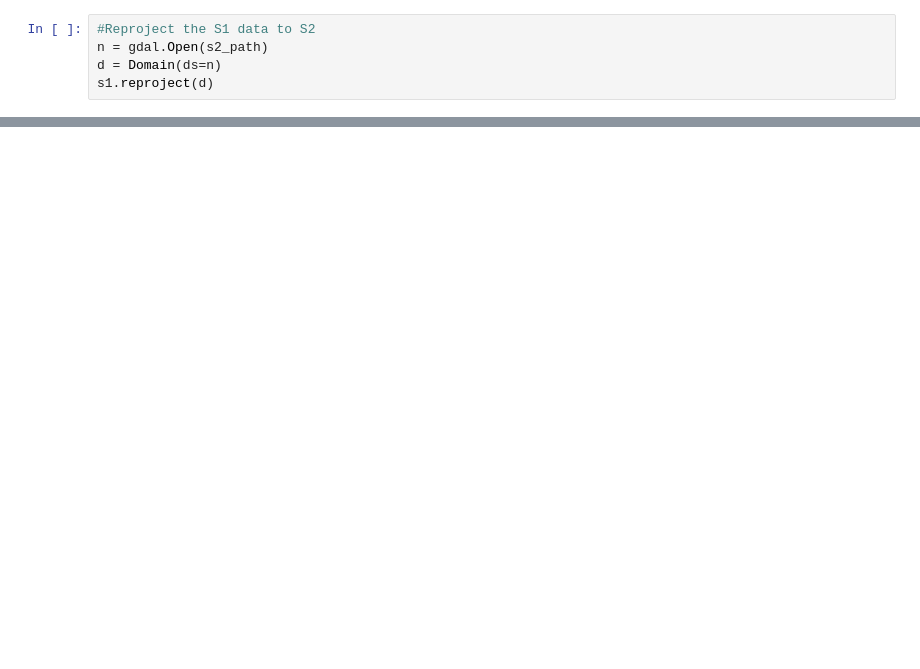
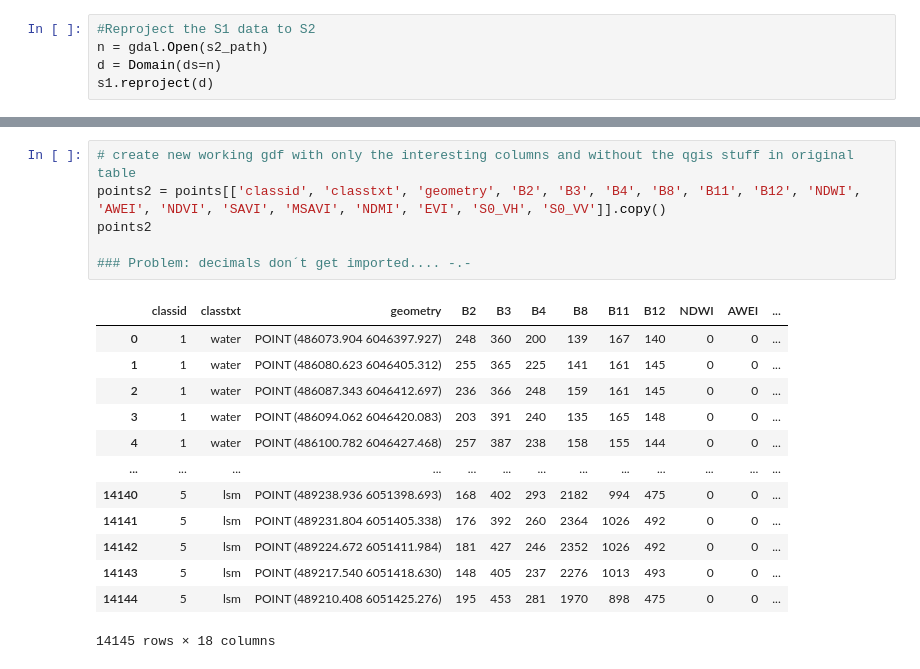
Before and after one commit to nansencenter/salt_marshes_de, a Jupyter notebook: combi.ipynb, the cells around one changed output, grey strips where cells are left out. Drawn from its saved outputs; the diff is of its cells as text; blank space fills up the shorter version.

```diff
--- a/combi.ipynb
+++ b/combi.ipynb
@@ -153,2 +192,22 @@ points2.head()
+# %%
+# create new working gdf with only the interesting columns and without the qgis stuff in original table
+points2 = points[['classid', 'classtxt', 'geometry', 'B2', 'B3', 'B4', 'B8', 'B11', 'B12', 'NDWI', 'AWEI', 'NDVI', 'SAVI', 'MSAVI', 'NDMI', 'EVI', 'S0_VH', 'S0_VV']].copy()
+points2
+
+### Problem: decimals don´t get imported.... -.-
+# %% [output]
+|  | classid | classtxt | geometry | B2 | B3 | B4 | B8 | B11 | B12 | NDWI | AWEI | ... |
+| 0 | 1 | water | POINT (486073.904 6046397.927) | 248 | 360 | 200 | 139 | 167 | 140 | 0 | 0 | ... |
+| 1 | 1 | water | POINT (486080.623 6046405.312) | 255 | 365 | 225 | 141 | 161 | 145 | 0 | 0 | ... |
+| 2 | 1 | water | POINT (486087.343 6046412.697) | 236 | 366 | 248 | 159 | 161 | 145 | 0 | 0 | ... |
+| 3 | 1 | water | POINT (486094.062 6046420.083) | 203 | 391 | 240 | 135 | 165 | 148 | 0 | 0 | ... |
+| 4 | 1 | water | POINT (486100.782 6046427.468) | 257 | 387 | 238 | 158 | 155 | 144 | 0 | 0 | ... |
+| ... | ... | ... | ... | ... | ... | ... | ... | ... | ... | ... | ... | ... |
+| 14140 | 5 | lsm | POINT (489238.936 6051398.693) | 168 | 402 | 293 | 2182 | 994 | 475 | 0 | 0 | ... |
+| 14141 | 5 | lsm | POINT (489231.804 6051405.338) | 176 | 392 | 260 | 2364 | 1026 | 492 | 0 | 0 | ... |
+| 14142 | 5 | lsm | POINT (489224.672 6051411.984) | 181 | 427 | 246 | 2352 | 1026 | 492 | 0 | 0 | ... |
+| 14143 | 5 | lsm | POINT (489217.540 6051418.630) | 148 | 405 | 237 | 2276 | 1013 | 493 | 0 | 0 | ... |
+| 14144 | 5 | lsm | POINT (489210.408 6051425.276) | 195 | 453 | 281 | 1970 | 898 | 475 | 0 | 0 | ... |
+14145 rows × 18 columns
 # %%
 ### Export geodataframe as trainingpoints for classification
```
Also changed, not shown: parts of 41 cells of this notebook, 3 other files.
